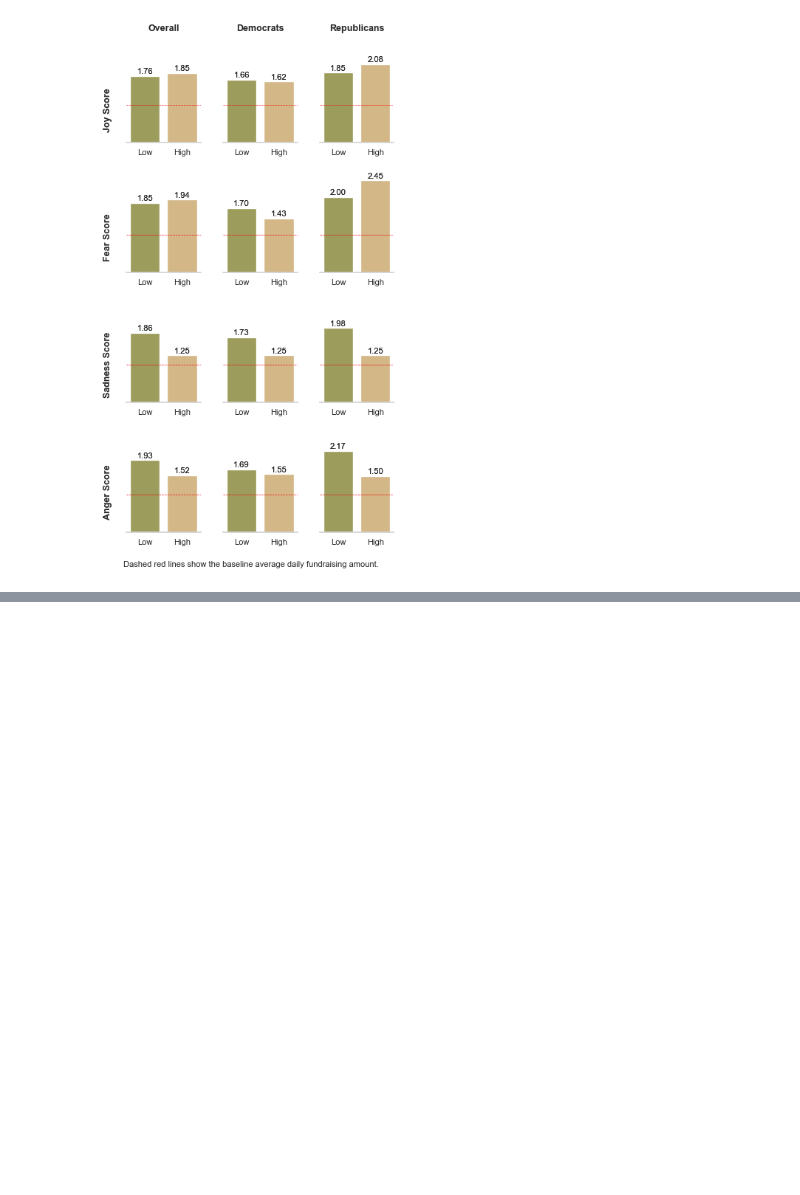
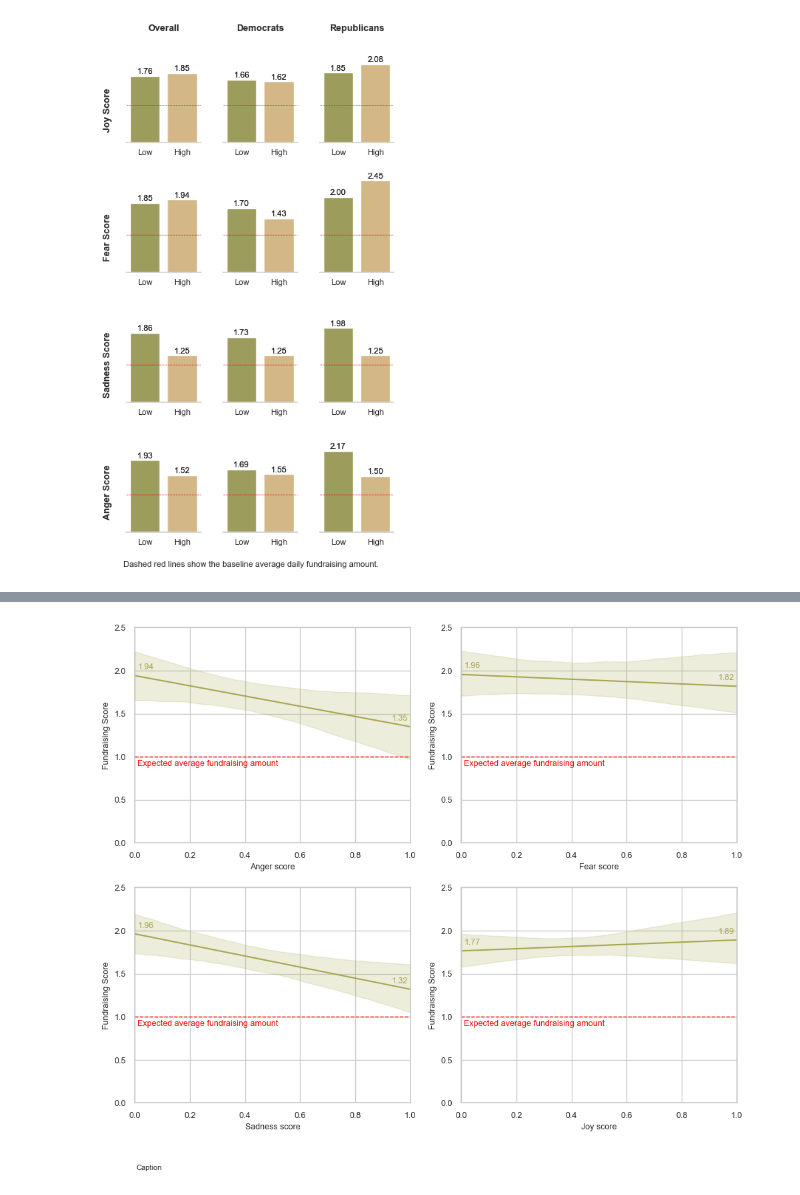
Before and after one commit to marobinette/cfd-project-ds1, a Jupyter notebook: notebooks/Matched_Politicians_EDA.ipynb, the cells around one changed output, grey strips where cells are left out. Drawn from its saved outputs; the diff is of its cells as text; code cells hidden in the pictures; blank space fills up the shorter version.

```diff
--- a/notebooks/Matched_Politicians_EDA.ipynb
+++ b/notebooks/Matched_Politicians_EDA.ipynb
@@ -2115,3 +2022,92 @@ plt.show()
+# %%
+# FIGURE: EMOTION SCORES VS FUNDRAISING SCORE REGRESSION
+
+# Set parameters
+anger_bins = 80           # Number of bins for emotion scores
+clip_percentiles = (0, 1)  # Clip extreme month_daily_amount_score values
+degree = 1.5                # Polynomial degree for regression
+x_min = 0
+x_max = 1
+y_min = 0
+y_max = 2.5
+label_offset = 0.05
+
+# Keep only positive month_daily_amount_score values
+df = joined_score_df[joined_score_df['month_daily_amount_score'] > 0].copy()
+
+# Clip extreme values
+lower, upper = df['month_daily_amount_score'].quantile(clip_percentiles)
+df['month_daily_amount_clipped'] = df['month_daily_amount_score'].clip(lower, upper)
+
+# List of emotion scores
+emotions = ['anger_score', 'fear_score', 'sadness_score', 'joy_score']
+
+# Set up 2x2 subplot grid
+fig, axes = plt.subplots(2, 2, figsize=(10, 8))
+axes = axes.flatten()
+
+for i, emotion in enumerate(emotions):
+    ax = axes[i]
+
+    # Bin the current emotion
+    df[f'{emotion}_bin'] = pd.cut(df[emotion], bins=anger_bins)
+
+    # Compute mean per bin
+    binned_means = df.groupby(f'{emotion}_bin', observed=True)['month_daily_amount_clipped'].mean().reset_index()
+    binned_means['bin_mid'] = binned_means[f'{emotion}_bin'].apply(lambda x: x.mid)
+
+    # Generate x-values spanning full x-axis
+    x_vals = np.linspace(x_min, x_max, 500)
+
+    # Simple bootstrap CI (95%)
+    n_boot = 1000
+    y_boot = np.zeros((n_boot, len(x_vals)))
+    for j in range(n_boot):
+        sample = binned_means.sample(frac=1, replace=True)
+        coeffs_i = np.polyfit(sample['bin_mid'], sample['month_daily_amount_clipped'], degree)
+        poly_i = np.poly1d(coeffs_i)
+        y_boot[j, :] = poly_i(x_vals)
+    y_vals = np.mean(y_boot, axis=0)
+    y_lower = np.percentile(y_boot, 2.5, axis=0)
+    y_upper = np.percentile(y_boot, 97.5, axis=0)
+
+    # Plot regression line and confidence interval
+    ax.plot(x_vals, y_vals, color=breakdown_color1)
+    ax.fill_between(x_vals, y_lower, y_upper, color=breakdown_color1, alpha=0.2)
+
+    # Horizontal reference line
+    ax.axhline(y=1.0, color='red', linestyle='--', linewidth=1)
+    ax.text(x_min + 0.01, 1.0 - 0.03, "Expected average fundraising amount",
+            color='red', fontsize=axis_labelsize, va='top', ha='left')
+
+    # Add data labels at endpoints
+    ax.text(x_vals[0] + 0.01, y_vals[0] + label_offset, f"{y_vals[0]:.2f}",
+            fontsize=axis_labelsize, va='bottom', ha='left', color=breakdown_color1)
+    ax.text(x_vals[-1] - 0.01, y_vals[-1] + label_offset, f"{y_vals[-1]:.2f}",
+            fontsize=axis_labelsize, va='bottom', ha='right', color=breakdown_color1)
+
+    # Axis limits and labels
+    ax.set_xlim(x_min, x_max)
+    ax.set_ylim(y_min, y_max)
+    ax.set_xlabel(f'{emotion.replace("_", " ").capitalize()}', fontsize=axis_labelsize)
+    ax.set_ylabel('Fundraising Score', fontsize=axis_labelsize)
+    ax.tick_params(axis='both', labelsize=axis_labelsize)
+
+# Add a single caption below all subplots
+fig.text(
+    0.07,
+    -0.05,
+    "Caption",
+    ha='left',
+    va='bottom',
+    fontsize=caption_size,
+    color='#222222'
+)
+
+plt.tight_layout()
+plt.show()
+# %% [output]
+[figure, added]
 # %%
 # FIGURE: CONTINENTAL US FUNDRAISING BUMP BY STATE
 
```
Also changed, not shown: parts of 2 cells of this notebook.
